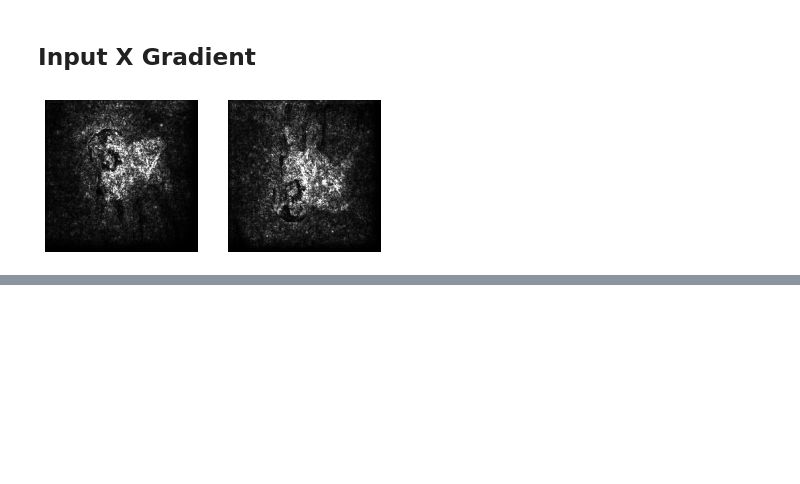
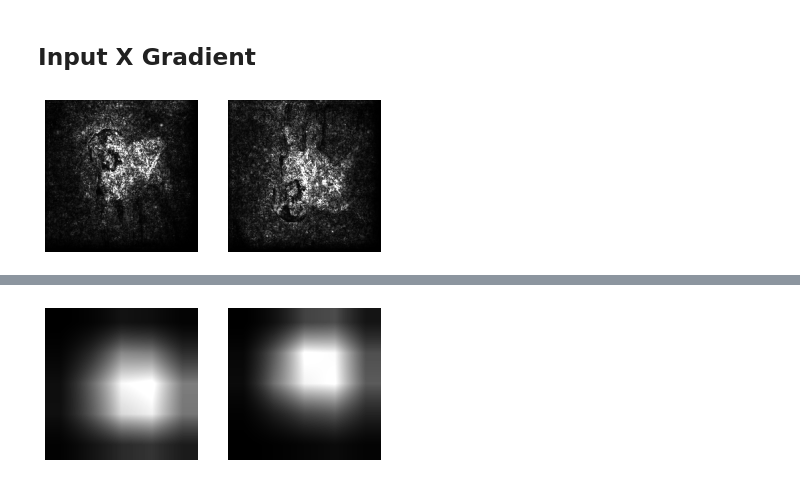
Before and after one commit to aboggust/interpretability-methods, a Jupyter notebook: examples/interpretability_examples.ipynb, the cells around one changed output, grey strips where cells are left out. Cells and saved outputs as stored; diff of their text form; code cells hidden in the pictures; blank space fills up the shorter version.

```diff
--- a/examples/interpretability_examples.ipynb
+++ b/examples/interpretability_examples.ipynb
@@ -112,0 +127,5 @@ visualize_masks(input_x_gradient_smoothgrad_masks)
+# %%
+gradcam_smoothgrad_masks = gradcam.get_smoothgrad_masks(input_batch)
+visualize_masks(gradcam_smoothgrad_masks)
+# %% [output]
+[figure, added]
```
Also changed, not shown: parts of 18 cells of this notebook.
